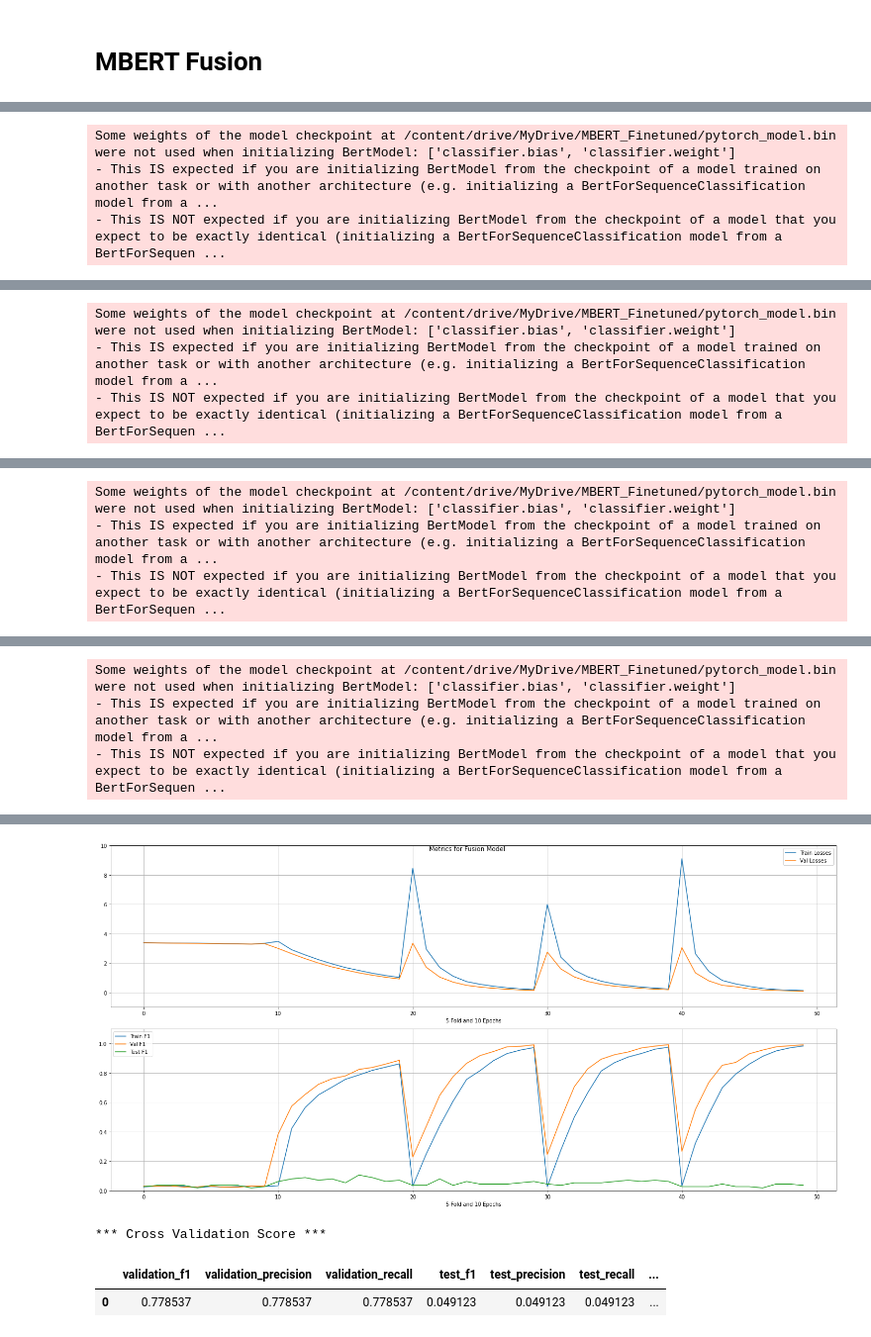
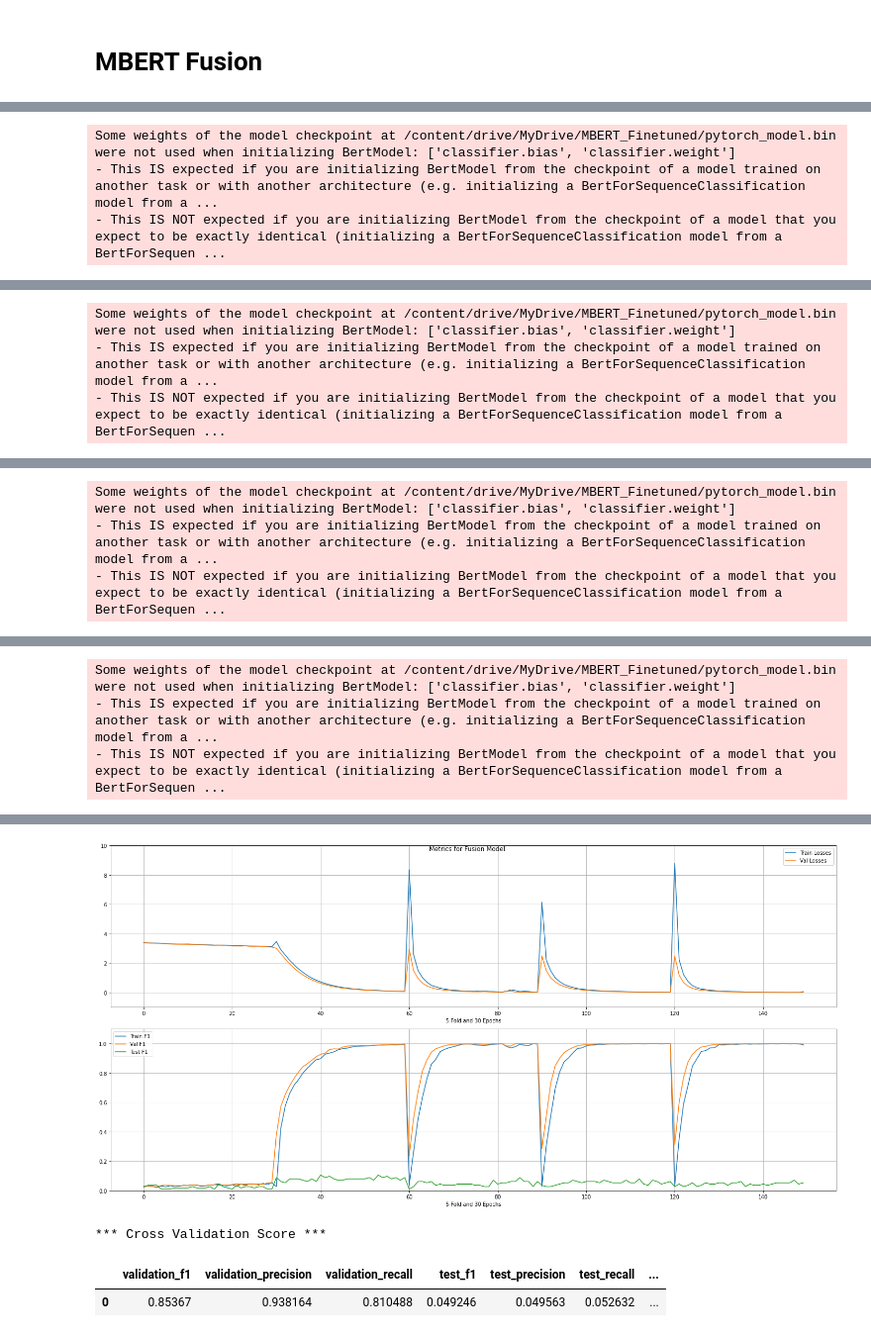
Before and after one commit to pradeep-miriyala/multi-modal-aud-nlp-models, a Jupyter notebook: notebooks/Multi Modal Raga Identification/Raga_Identification_Multi_Modal_MELS_and_Transformers.ipynb, the cells around one changed output, grey strips where cells are left out. Shown at 99% size. Drawn from its saved outputs; the diff is of its cells as text; code cells hidden in the pictures.

Commit message:
Ran Multi Modal Raga Identification with 30 epochs

```diff
--- a/notebooks/Multi Modal Raga Identification/Raga_Identification_Multi_Modal_MELS_and_Transformers.ipynb
+++ b/notebooks/Multi Modal Raga Identification/Raga_Identification_Multi_Modal_MELS_and_Transformers.ipynb
@@ -117,7 +117,7 @@ def get_loss_function(balance_classes, labels, run_on, loss_fcn=nn.CrossEntropyL
         loss_fcn = loss_fcn()
     return loss_fcn
 # %%
-def get_metrics(actual, predicted, average='micro'):
+def get_metrics(actual, predicted, average='weighted'):
   return f1_score(actual, predicted, average=average), precision_score(actual, predicted, average=average), recall_score(actual, predicted, average=average)
 # %%
 def update_best_result(best_scores, valid_loss, train_labels, train_predictions, validation_labels,
@@ -341,7 +341,8 @@ def train_model(data, test_data, sequences, masks, rootpath, gpu, chkpoint, **kw
         if not loss_fcn:
             loss_fcn = get_loss_function(balance_classes, data[target].tolist(), gpu, nn.CrossEntropyLoss)
         # define the optimizer
-        optimizer = [torch.optim.Adam(model.parameters(), lr=lr)]
+        optimizer = [torch.optim.Adam(model.parameters(), lr=lr),
+                     torch.optim.SGD(model.parameters(), lr=lr, weight_decay=0.8)]
         lr_schedulers = [ReduceLROnPlateau(optimizer[0], patience=3, factor=0.1, threshold=1e-9, mode='min'),
                          ExponentialLR(optimizer[0], gamma=0.9)]
         for epoch in range(epochs):
@@ -401,6 +402,8 @@ def train_model(data, test_data, sequences, masks, rootpath, gpu, chkpoint, **kw
         cv_score['validation_predictions'] = cv_score['validation_predictions'] + best_scores['validation_predictions'].tolist()
         cv_score['test_labels'] = cv_score['test_labels'] + best_scores['test_labels'].tolist()
         cv_score['test_predictions'] = cv_score['test_predictions'] + best_scores['test_predictions'].tolist()
+        print('*** Confusion Matrix - Testing ***')
+        print(get_metrics(cv_score['test_labels'],cv_score['test_predictions']))
     end_time = datetime.datetime.now()
     print(f'Overall Time : {(end_time - start_time).total_seconds()} seconds')
     print('*** Confusion Matrix - Training ***')
@@ -443,6 +446,8 @@ def get_seq_masks(chkpoint, txt):
   sequences = torch.tensor(all_tokens['input_ids'])
   attention_masks = torch.tensor(all_tokens['attention_mask'])
   return sequences, attention_masks
+# %%
+N_EPOCHS = 30
 # %%
 sequences, attention_masks = get_seq_masks('ai4bharat/indic-bert',txt)
 indic_bert_result = train_model(data, test_data, sequences, attention_masks, '/content/drive/MyDrive/IndicBERT_FineTuned',
@@ -859,7 +864,7 @@ display(HTML(results_to_df(xlmr_result)[res_tbl_keys].to_html().replace("\\n", "
 sequences, attention_masks = get_seq_masks('bert-base-multilingual-cased',txt)
 mbert_result = train_model(data, test_data, sequences, attention_masks, '/content/drive/MyDrive/MBERT_Finetuned',
                                 gpu, 'bert-base-multilingual-cased', n_labels=n_labels,feature='mel_spec', title='Fusion Model',
-                                epochs=10, target='RagamCode', model=FusionModel, lr=1e-5, mdlargs={'n_labels':n_labels})
+                                epochs=N_EPOCHS, target='RagamCode', model=FusionModel, lr=1e-5, mdlargs={'n_labels':n_labels})
 # %% [output]
 FOLD 1
  Data Sizes (Train/Validation) : 820/205
@@ -966,7 +971,7 @@ Epoch 10/10 : Training Loss: 0.130 / Validation Loss : 0.088 [Time : 20.324396 s
-[figure, old version]
+[figure, new version]
 *** Cross Validation Score ***
 |  | validation_f1 | validation_precision | validation_recall | test_f1 | test_precision | test_recall | ... |
-| 0 | 0.778537 | 0.778537 | 0.778537 | 0.049123 | 0.049123 | 0.049123 | ... |
+| 0 | 0.85367 | 0.938164 | 0.810488 | 0.049246 | 0.049563 | 0.052632 | ... |
 # %%
 display(HTML(results_to_df(mbert_result)[res_tbl_keys].to_html().replace("\\n", "<br>")))
 # %% [output]
```
Also changed, not shown: parts of 8 cells of this notebook, 6 other files.
